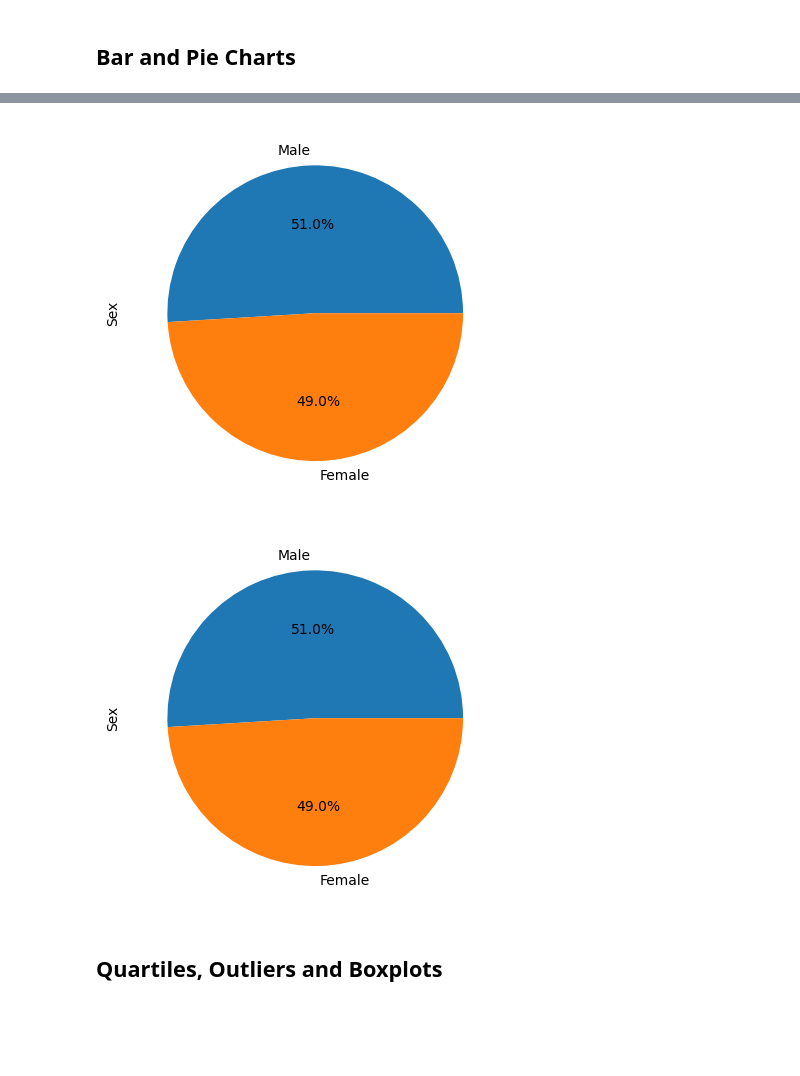
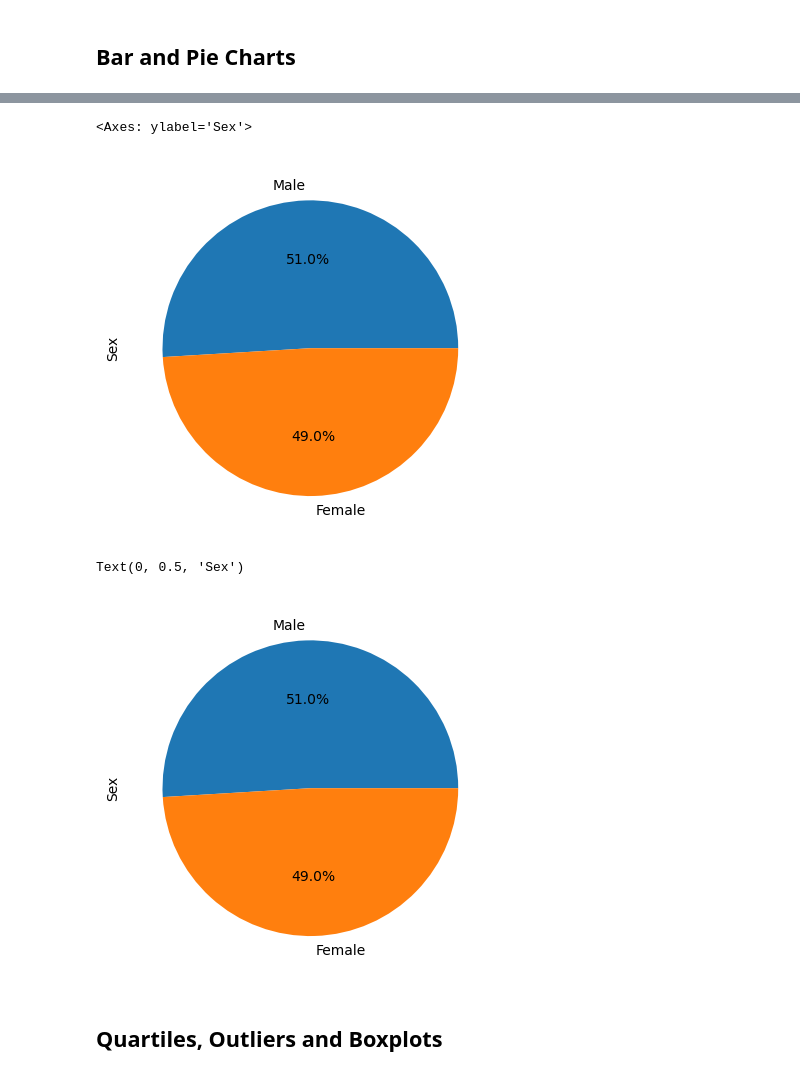
Before and after one commit to chautranln/data_visualization, a Jupyter notebook: Pymaceuticals/pymaceuticals_starter.ipynb, the cells around one changed output, grey strips where cells are left out. Drawn from its saved outputs; the diff is of its cells as text; code cells hidden in the pictures; blank space fills up the shorter version.

```diff
--- a/Pymaceuticals/pymaceuticals_starter.ipynb
+++ b/Pymaceuticals/pymaceuticals_starter.ipynb
@@ -153,11 +192,21 @@ total_unique
 # %%
 # Generate a pie plot showing the distribution of female versus male mice using Pandas
+gender = clean_df["Sex"].value_counts()
+
+gender.plot(kind = "pie", autopct = "%1.1f%%", ylabel = "Sex")
 # %% [output]
+<Axes: ylabel='Sex'>
-[figure, old version]
+[figure, new version]
 # %%
 # Generate a pie plot showing the distribution of female versus male mice using pyplot
+labels = gender.index.values
+count = gender.values
+
+plt.pie(count, labels = labels, autopct = "%1.1f%%")
+plt.ylabel("Sex")
 # %% [output]
+Text(0, 0.5, 'Sex')
-[figure, old version]
+[figure, new version]
 # %% [markdown]
 ## Quartiles, Outliers and Boxplots
 # %%
```
Also changed, not shown: parts of 12 cells of this notebook.
